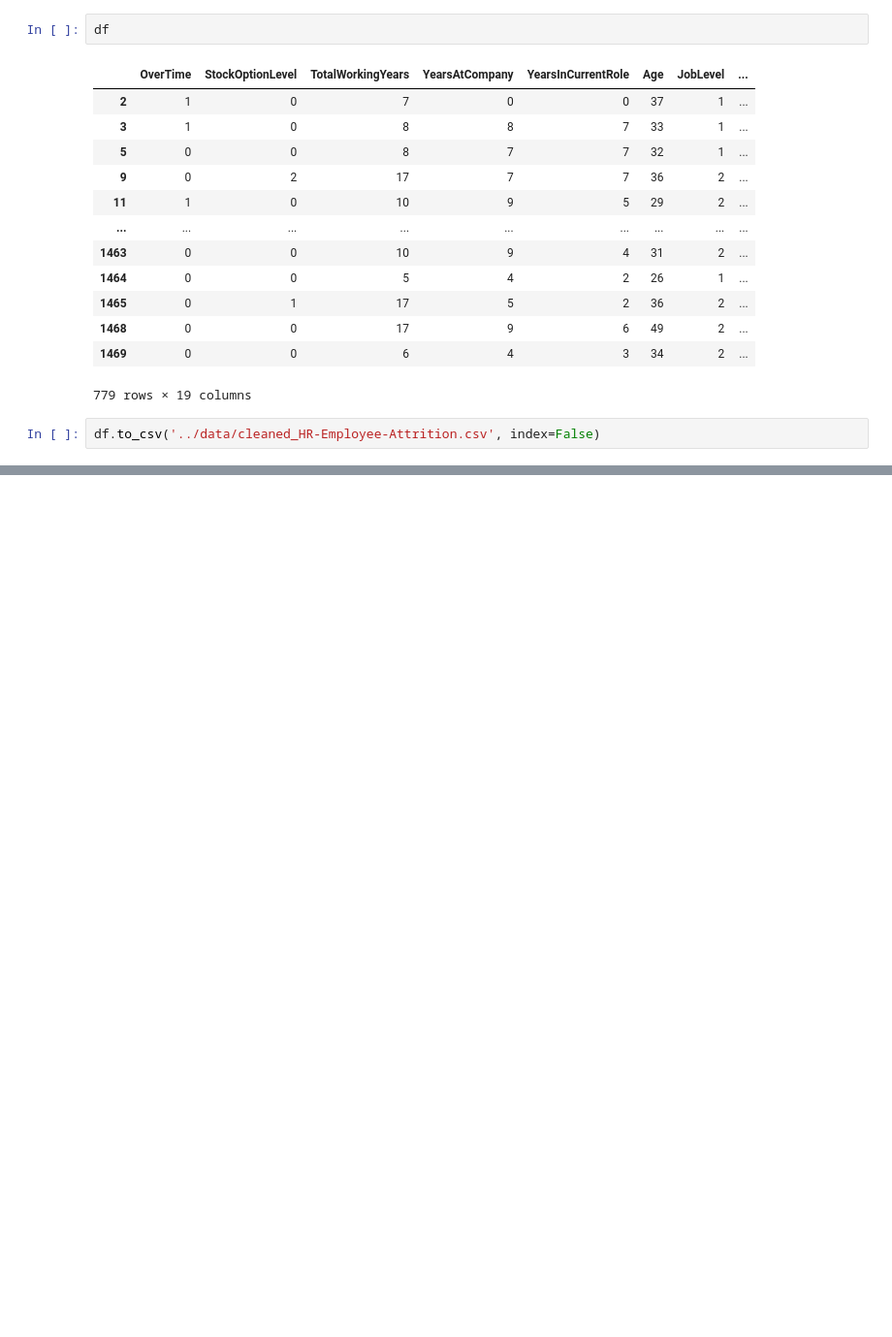
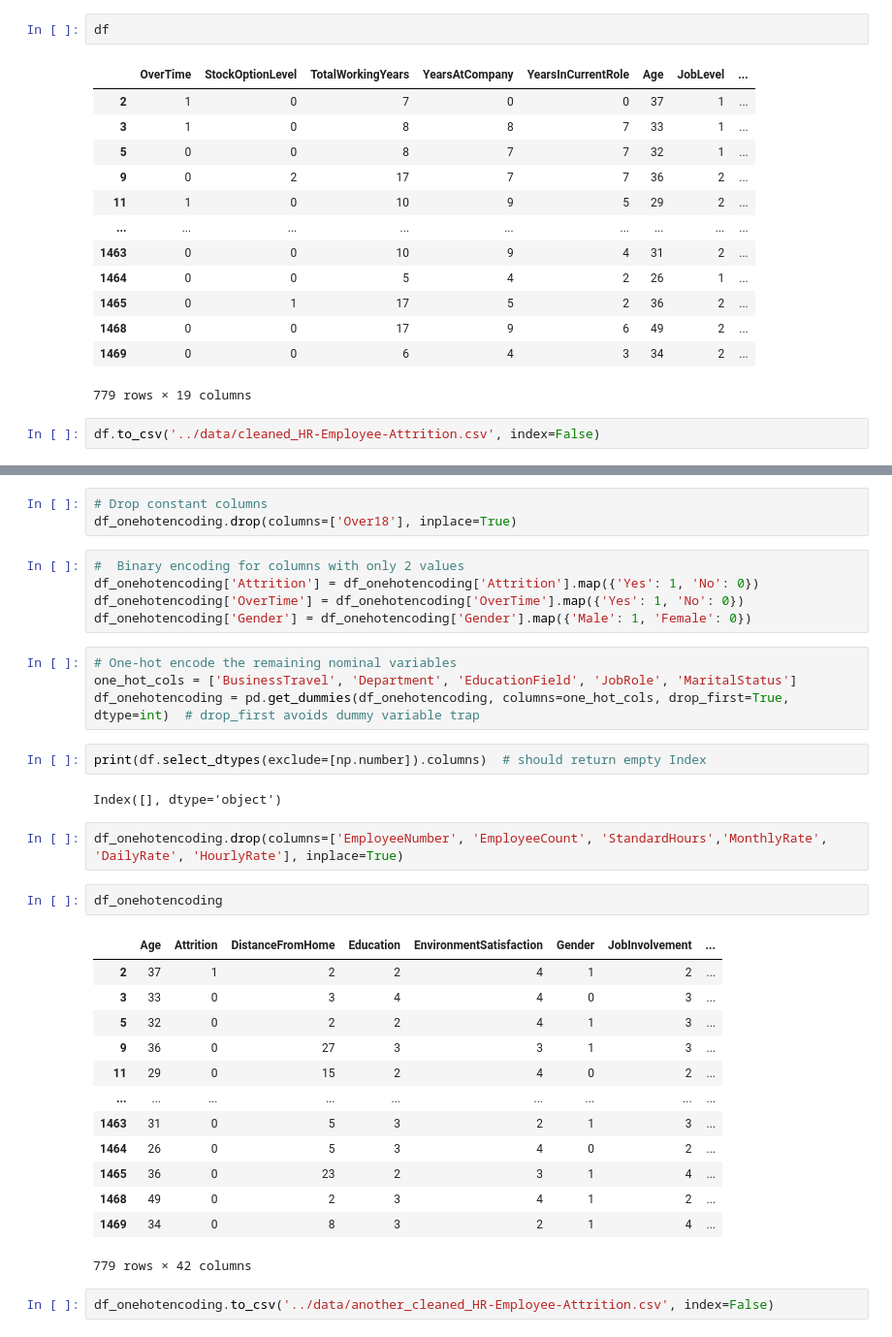
Before and after one commit to Shiihon/MiniProject_group15, a Jupyter notebook: MiniProject_3/1. data_wrangling_and_exploration/load_clean_and_explore.ipynb, the cells around one changed output, grey strips where cells are left out. Shown at 97% size. Drawn from its saved outputs; the diff is of its cells as text; blank space fills up the shorter version.

Commit message:
Added additional data transformation

```diff
--- a/MiniProject_3/1. data_wrangling_and_exploration/load_clean_and_explore.ipynb
+++ b/MiniProject_3/1. data_wrangling_and_exploration/load_clean_and_explore.ipynb
@@ -286,0 +291,36 @@ df.to_csv('../data/cleaned_HR-Employee-Attrition.csv', index=False)
+# %%
+# Drop constant columns
+df_onehotencoding.drop(columns=['Over18'], inplace=True)
+# %%
+#  Binary encoding for columns with only 2 values
+df_onehotencoding['Attrition'] = df_onehotencoding['Attrition'].map({'Yes': 1, 'No': 0})
+df_onehotencoding['OverTime'] = df_onehotencoding['OverTime'].map({'Yes': 1, 'No': 0})
+df_onehotencoding['Gender'] = df_onehotencoding['Gender'].map({'Male': 1, 'Female': 0})
+# %%
+# One-hot encode the remaining nominal variables
+one_hot_cols = ['BusinessTravel', 'Department', 'EducationField', 'JobRole', 'MaritalStatus']
+df_onehotencoding = pd.get_dummies(df_onehotencoding, columns=one_hot_cols, drop_first=True, dtype=int)  # drop_first avoids dummy variable trap
+# %%
+print(df.select_dtypes(exclude=[np.number]).columns)  # should return empty Index
+# %% [output]
+Index([], dtype='object')
+# %%
+df_onehotencoding.drop(columns=['EmployeeNumber', 'EmployeeCount', 'StandardHours','MonthlyRate', 'DailyRate', 'HourlyRate'], inplace=True)
+# %%
+df_onehotencoding
+# %% [output]
+|  | Age | Attrition | DistanceFromHome | Education | EnvironmentSatisfaction | Gender | JobInvolvement | ... |
+| 2 | 37 | 1 | 2 | 2 | 4 | 1 | 2 | ... |
+| 3 | 33 | 0 | 3 | 4 | 4 | 0 | 3 | ... |
+| 5 | 32 | 0 | 2 | 2 | 4 | 1 | 3 | ... |
+| 9 | 36 | 0 | 27 | 3 | 3 | 1 | 3 | ... |
+| 11 | 29 | 0 | 15 | 2 | 4 | 0 | 2 | ... |
+| ... | ... | ... | ... | ... | ... | ... | ... | ... |
+| 1463 | 31 | 0 | 5 | 3 | 2 | 1 | 3 | ... |
+| 1464 | 26 | 0 | 5 | 3 | 4 | 0 | 2 | ... |
+| 1465 | 36 | 0 | 23 | 2 | 3 | 1 | 4 | ... |
+| 1468 | 49 | 0 | 2 | 3 | 4 | 1 | 2 | ... |
+| 1469 | 34 | 0 | 8 | 3 | 2 | 1 | 4 | ... |
+779 rows × 42 columns
+# %%
+df_onehotencoding.to_csv('../data/another_cleaned_HR-Employee-Attrition.csv', index=False)
```
Also changed, not shown: parts of 2 cells of this notebook.
